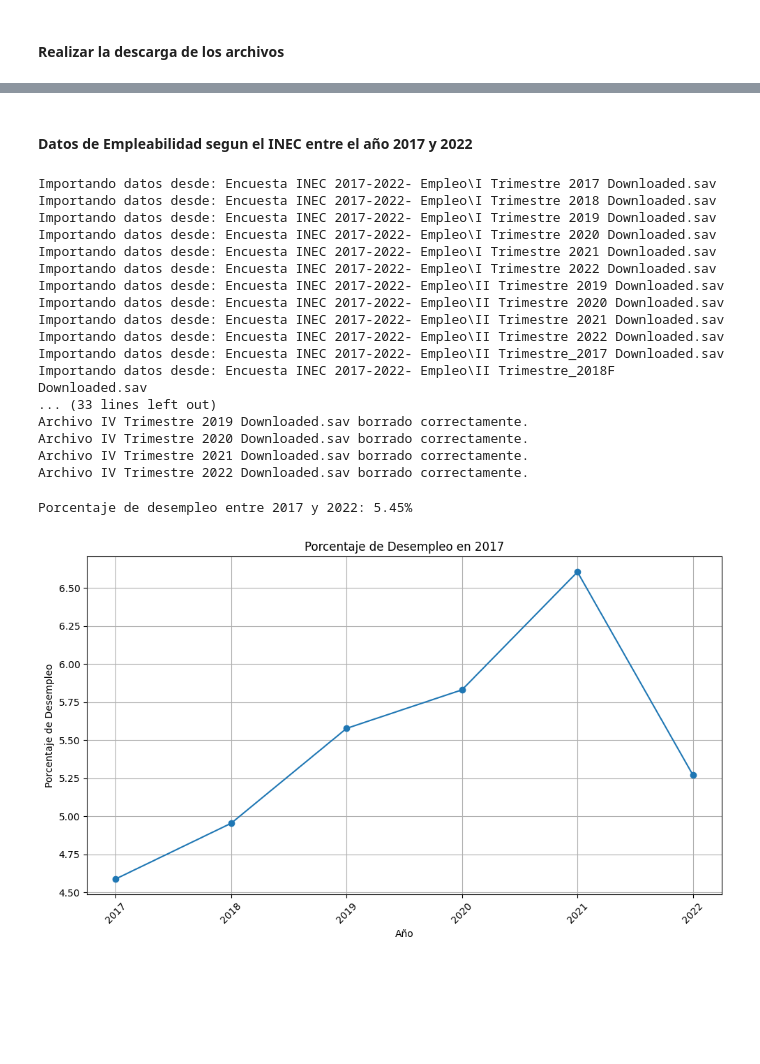
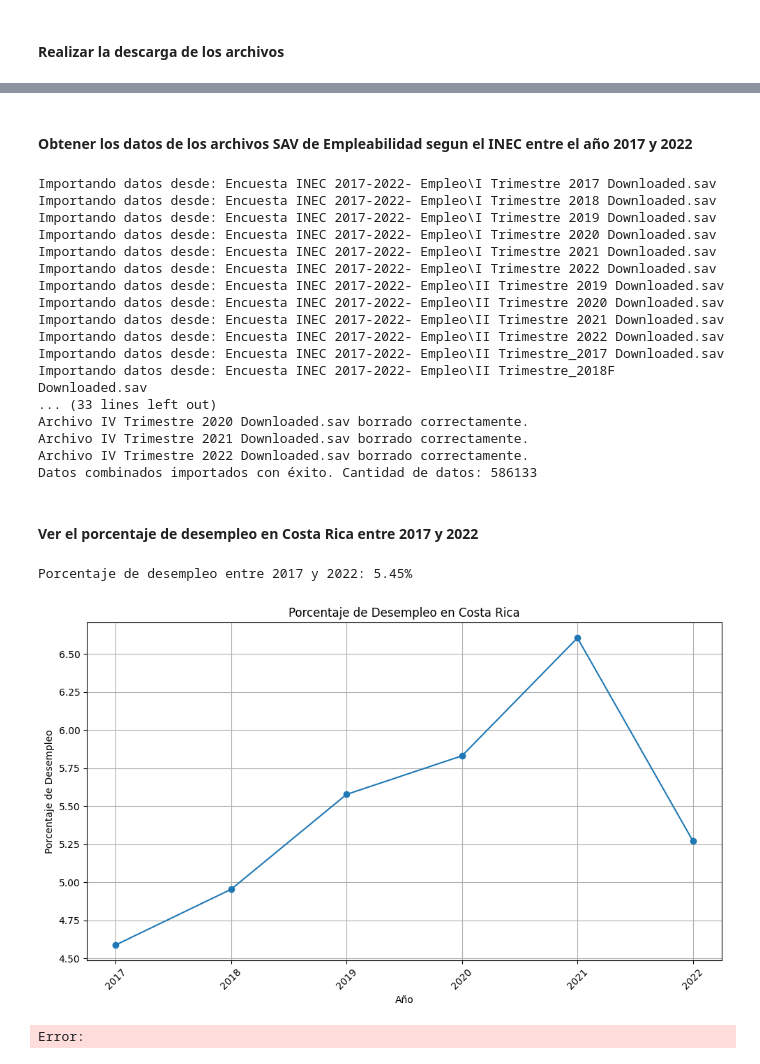
Before and after one commit to Jonamora91/PythonIAActividadFinal, a Jupyter notebook: Actividad Final.ipynb, the cells around one changed output, grey strips where cells are left out. Drawn from its saved outputs; the diff is of its cells as text; code cells hidden in the pictures; blank space fills up the shorter version.

```diff
--- a/Actividad Final.ipynb
+++ b/Actividad Final.ipynb
@@ -291,5 +297,5 @@ def cargarTodosLosArchivosSAVEnDataset(rutaArchivosSav):
 # %% [markdown]
-#### Datos de Empleabilidad segun el INEC entre el año 2017 y 2022
+#### Obtener los datos de los archivos SAV de Empleabilidad segun el INEC entre el año 2017 y 2022
 # %%
 from IPython.display import display
 import warnings
@@ -299,11 +305,6 @@ datosEmpleo = cargarTodosLosArchivosSAVEnDataset(nombreCarpeta)
 
 pd.set_option('display.max_columns', None)
 
-def borrarListaArchivos(archivos):
-    for archivo in archivos:
-        nombreArchivo = archivo["FileName"]
-        borrarArchivos(nombreArchivo)
-
 borrarListaArchivos(archivosPorDescargar)
 
 if datosEmpleo is not None:
@@ -324,37 +325,40 @@ Importando datos desde: Encuesta INEC 2017-2022- Empleo\II Trimestre 2022 Downlo
 Importando datos desde: Encuesta INEC 2017-2022- Empleo\II Trimestre_2017 Downloaded.sav
 Importando datos desde: Encuesta INEC 2017-2022- Empleo\II Trimestre_2018F Downloaded.sav
 ... (33 lines left out)
-Archivo IV Trimestre 2019 Downloaded.sav borrado correctamente.
 Archivo IV Trimestre 2020 Downloaded.sav borrado correctamente.
 Archivo IV Trimestre 2021 Downloaded.sav borrado correctamente.
 Archivo IV Trimestre 2022 Downloaded.sav borrado correctamente.
+Datos combinados importados con éxito. Cantidad de datos: 586133
+# %% [markdown]
+#### Ver el porcentaje de desempleo en Costa Rica entre 2017 y 2022
 # %%
 warnings.simplefilter(action='ignore', category=DeprecationWarning)
 
 # Calcular el porcentaje de desempleo
 total_personas = len(datosEmpleo)
 desempleados = datosEmpleo[(datosEmpleo['Desempleado'] == 1)].shape[0]
 porcentaje_desempleo = (desempleados / total_personas) * 100
 
 print(f"Porcentaje de desempleo entre 2017 y 2022: {porcentaje_desempleo:.2f}%")
 
 # Crear un DataFrame para los porcentajes de desempleo por trimestre/mes
 desempleo_tiempo = datosEmpleo.groupby('ID_AMO').apply(lambda x: (x['Desempleado'] == 1).mean() * 100).reset_index()
 desempleo_tiempo.columns = ['ID_AMO', 'Porcentaje_Desempleo']
 
 # Graficar la línea de tiempo
 plt.figure(figsize=(10, 6))
 plt.plot(desempleo_tiempo['ID_AMO'], desempleo_tiempo['Porcentaje_Desempleo'], marker='o')
-plt.title(f'Porcentaje de Desempleo en {anoEspecifico}')
+plt.title(f'Porcentaje de Desempleo en Costa Rica')
 plt.xlabel('Año')
 plt.ylabel('Porcentaje de Desempleo')
 plt.xticks(rotation=45)
 plt.grid(True)
 plt.tight_layout()
 plt.xticks(desempleo_tiempo['ID_AMO'])
 
 # Mostrar la gráfica
 plt.show()
 # %% [output]
 Porcentaje de desempleo entre 2017 y 2022: 5.45%
-[figure, old version]
+[figure, new version]
+Error:
```
Also changed, not shown: parts of 26 cells of this notebook.
